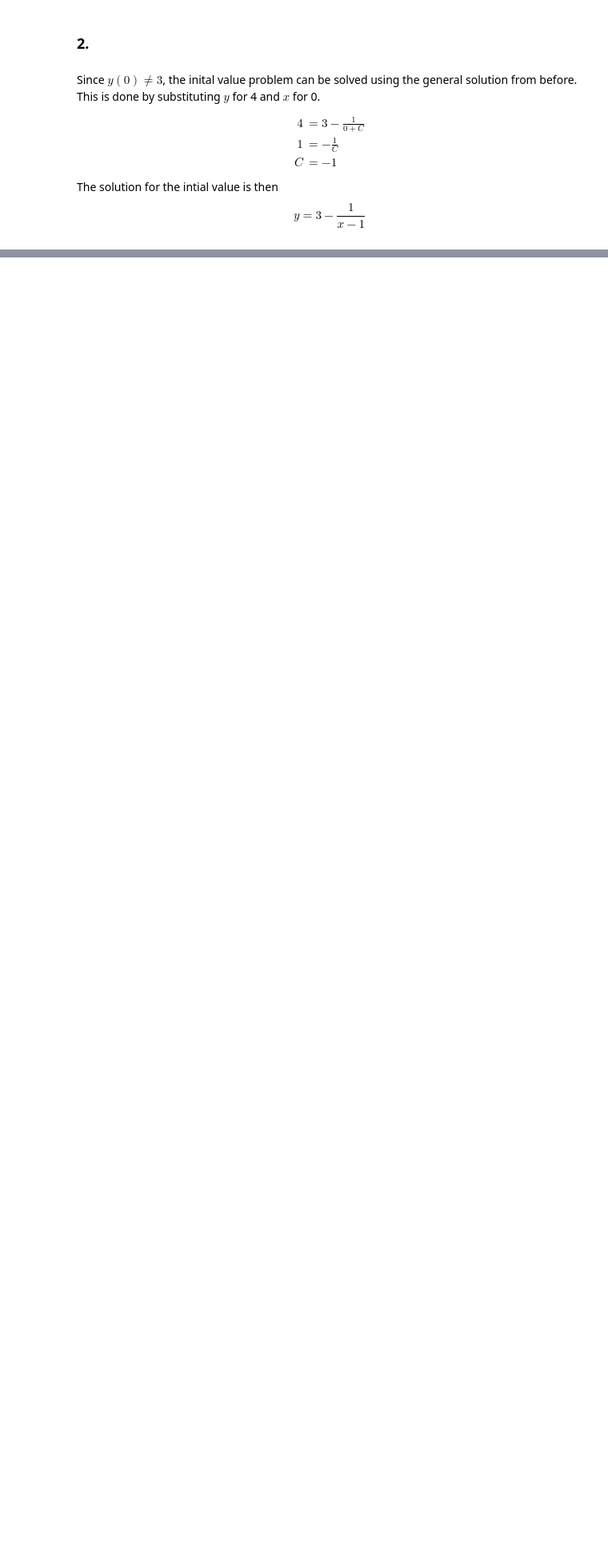
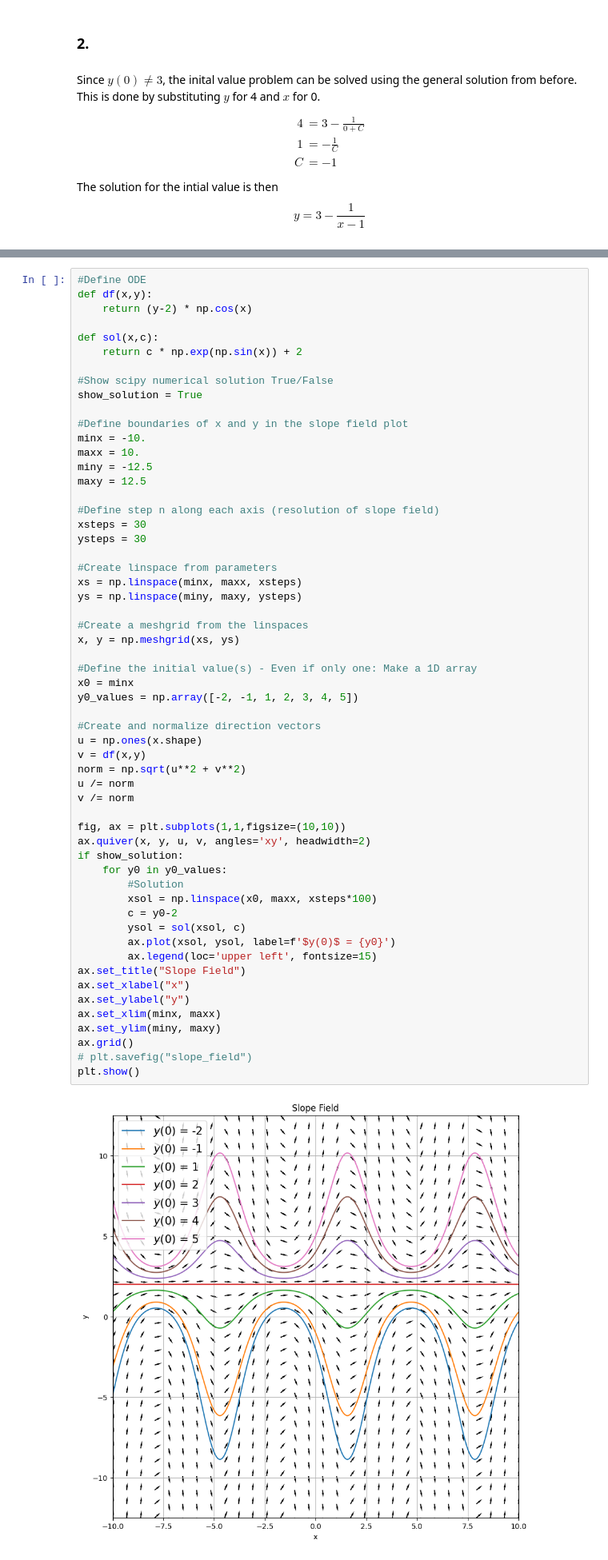
Before and after one commit to Khanrik/UniFolder, a Jupyter notebook: 3. Semester/Differentialligninger/Afleveringer/Assignment1.ipynb, the cells around one changed output, grey strips where cells are left out. Shown: that part at 80% size. Cells and saved outputs as stored; diff of their text form; blank space fills up the shorter version.

```diff
--- a/3. Semester/Differentialligninger/Afleveringer/Assignment1.ipynb
+++ b/3. Semester/Differentialligninger/Afleveringer/Assignment1.ipynb
@@ -40,0 +151,59 @@ $$
+# %%
+#Define ODE
+def df(x,y):
+    return (y-2) * np.cos(x)
+
+def sol(x,c):
+    return c * np.exp(np.sin(x)) + 2
+
+#Show scipy numerical solution True/False
+show_solution = True
+
+#Define boundaries of x and y in the slope field plot
+minx = -10.
+maxx = 10.
+miny = -12.5
+maxy = 12.5
+
+#Define step n along each axis (resolution of slope field)
+xsteps = 30
+ysteps = 30
+
+#Create linspace from parameters
+xs = np.linspace(minx, maxx, xsteps)
+ys = np.linspace(miny, maxy, ysteps)
+
+#Create a meshgrid from the linspaces
+x, y = np.meshgrid(xs, ys)
+
+#Define the initial value(s) - Even if only one: Make a 1D array
+x0 = minx
+y0_values = np.array([-2, -1, 1, 2, 3, 4, 5])
+
+#Create and normalize direction vectors
+u = np.ones(x.shape)
+v = df(x,y)
+norm = np.sqrt(u**2 + v**2)
+u /= norm
+v /= norm
+
+fig, ax = plt.subplots(1,1,figsize=(10,10))
+ax.quiver(x, y, u, v, angles='xy', headwidth=2)
+if show_solution:
+    for y0 in y0_values:
+        #Solution
+        xsol = np.linspace(x0, maxx, xsteps*100)
+        c = y0-2
+        ysol = sol(xsol, c)
+        ax.plot(xsol, ysol, label=f'$y(0)$ = {y0}')
+        ax.legend(loc='upper left', fontsize=15)
+ax.set_title("Slope Field")
+ax.set_xlabel("x")
+ax.set_ylabel("y")
+ax.set_xlim(minx, maxx)
+ax.set_ylim(miny, maxy)
+ax.grid()
+# plt.savefig("slope_field")
+plt.show()
+# %% [output]
+[figure, added]
```
Also changed, not shown: parts of 27 cells of this notebook, 1 other file.
